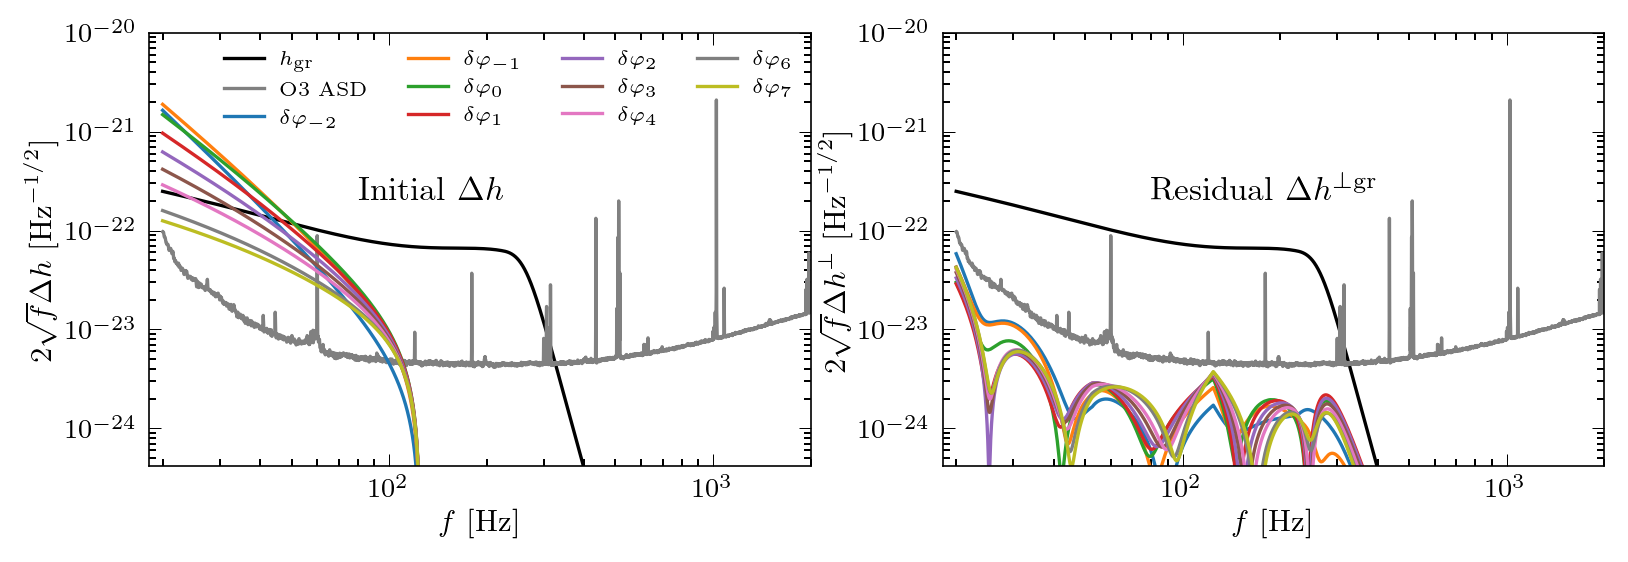
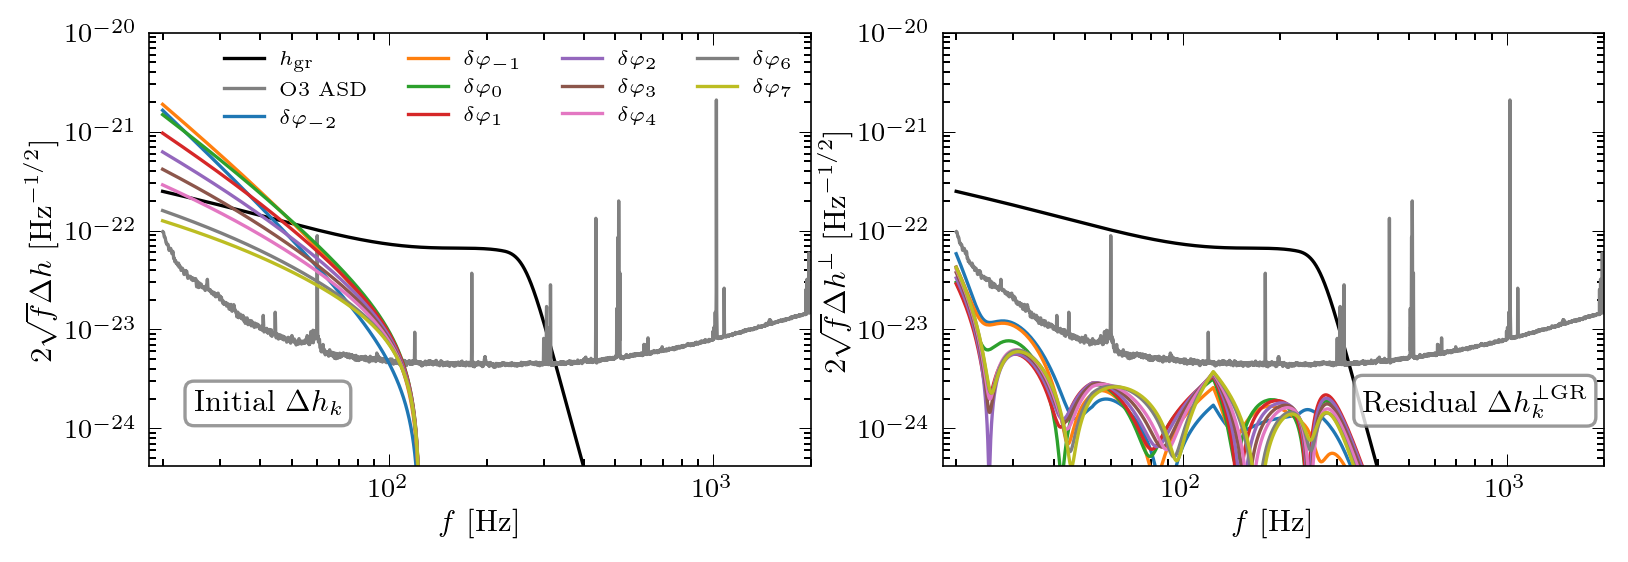
The change to this notebook cell's code, shown as a diff; its figure went from the first image to the second:
--- before
+++ after
@@ -7,5 +7,5 @@
 # plt.loglog(freqs, 2*np.sqrt(freqs)*np.abs(h))
 
-
+default_figsize = plt.rcParams["figure.figsize"]
 fig, axes = plt.subplots(1, 2, figsize=(default_figsize[0] * 510/246, default_figsize[1]))
 
@@ -45,13 +45,21 @@
 axes[1].set_ylabel(r"$2\sqrt{f} \Delta h^\perp$  [Hz$^{-1/2}$]")
 
-xx, yy = 80, 2e-22
+xx, yy = 25, 1.5e-24
 axes[0].annotate(
-   r'Initial $\Delta h$', xy=(xx,yy), xycoords='data',
-   xytext=(0, 0), textcoords='offset points')
+    r'Initial $\Delta h_k$', xy=(xx,yy), xycoords='data',
+    xytext=(0, 0), textcoords='offset points',
+    bbox=dict(boxstyle="round,pad=0.3", fc="white", ec="gray", lw=1, alpha=0.8),
+    zorder=10,fontsize=9,
+)
+xx, yy = 360, 1.5e-24
+# xx, yy = 40, 2e-23
 axes[1].annotate(
-   r'Residual $\Delta h^{\perp \mathrm{gr}}$', xy=(xx,yy), xycoords='data',
-   xytext=(0, 0), textcoords='offset points')
+    r'Residual $\Delta h_k^{\perp \mathrm{GR}}$', xy=(xx,yy), xycoords='data',
+    xytext=(0, 0), textcoords='offset points',
+    bbox=dict(boxstyle="round,pad=0.3", fc="white", ec="gray", lw=1, alpha=0.8,),
+    zorder=10,fontsize=9,
+)
 # fig.suptitle("$M_c = 3$")
-# plt.savefig("fig3-amplitude-ppe-150914.pdf", bbox_inches='tight', pad_inches=0)
+# plt.savefig("fig3-amplitude-ppe-150914.pdf", bbox_inches='tight', pad_inches=0.05)
 plt.show()
 

Commit: Small edits for figure 3 notation